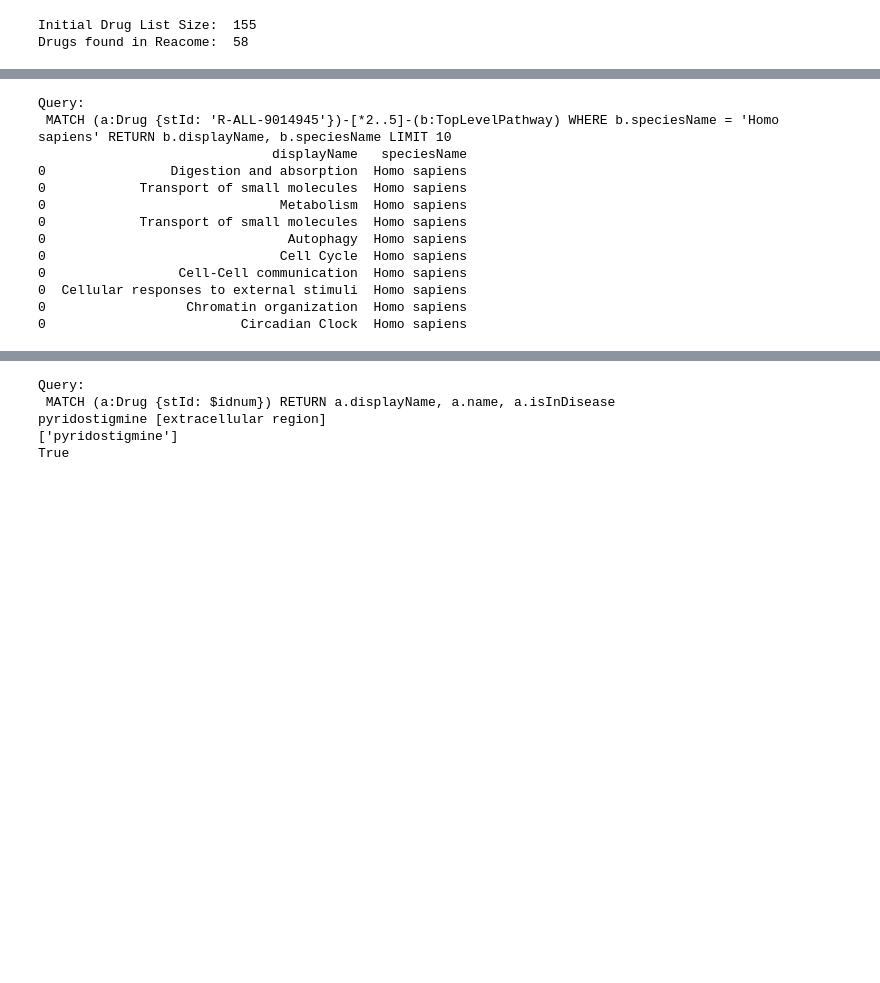
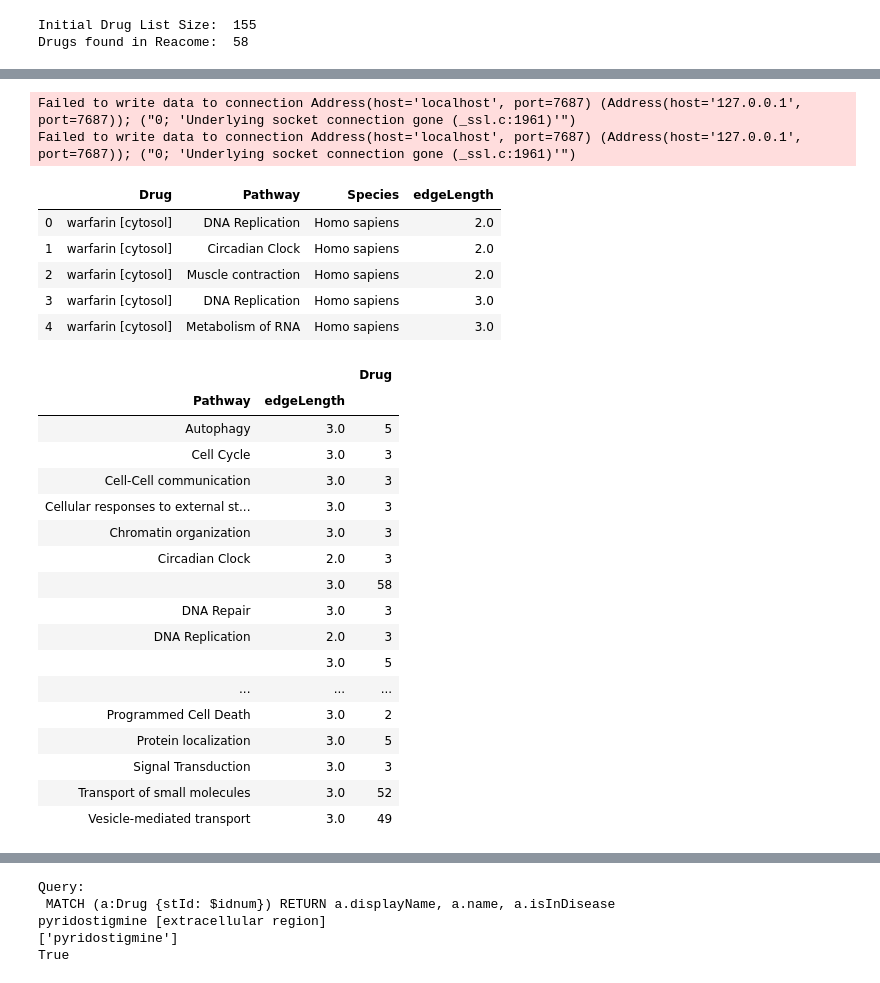
Before and after one commit to pinglab-intern/caseolap-pipeline, a Jupyter notebook: Explore_Drug_chemical_OxStress.ipynb, the cells around one changed output, grey strips where cells are left out. Cells and saved outputs as stored; diff of their text form; code cells hidden in the pictures; blank space fills up the shorter version.

Commit message:
:sparkles: added query to find top level pathways associated with drugs, :pencil: updated documentation and added requirements.txt

```diff
--- a/Explore_Drug_chemical_OxStress.ipynb
+++ b/Explore_Drug_chemical_OxStress.ipynb
@@ -69,34 +86,58 @@ Drugs found in Reacome:  58
 # %%
-i = 0
+
+# Re-initializing driver to account for changes made to driver function
 importlib.reload(neo4j_driver)
 driver = neo4j_driver.driver(uri = "bolt://localhost:7687", user = "neo4j", password = "Akre1234")
+
+# For each reactome drug ID, looks for 25 "closest" top level pathways within 1-3 nodes
+pathways = pd.DataFrame()
 for reactome_id, d_df, in drugs_in_reactome.groupby('stId'):
-    if i :
-        continue
     result = driver.get_n_relations(
         class_1='Drug',
         id_1="'%s'" % reactome_id,
         id_class='stId',
         class_2='TopLevelPathway',
-        info_cols=['displayName', 'speciesName'],
-        edge_type='*2..5',
-        where_clause="WHERE b.speciesName = 'Homo sapiens'",
-        verbose=True,
-        n=10
-    )
-    i += 1
-    print(result)
+        info_cols=['a.displayName', 'b.displayName', 'b.speciesName'],
+        edge_type='*1..3',
+        where_clause=" WHERE b.speciesName = 'Homo sapiens'",
+        verbose=False,
+        n=25,
+    ).rename(columns={
+        'a.displayName': 'Drug',
+        'b.displayName': 'Pathway',
+        'b.speciesName': 'Species'
+    })
+    pathways = pathways.append(result, ignore_index=True)
+
+pathways.head()
 # %% [output]
-Query:
- MATCH (a:Drug {stId: 'R-ALL-9014945'})-[*2..5]-(b:TopLevelPathway) WHERE b.speciesName = 'Homo sapiens' RETURN b.displayName, b.speciesName LIMIT 10
-                              displayName   speciesName
-0                Digestion and absorption  Homo sapiens
-0            Transport of small molecules  Homo sapiens
-0                              Metabolism  Homo sapiens
-0            Transport of small molecules  Homo sapiens
-0                               Autophagy  Homo sapiens
-0                              Cell Cycle  Homo sapiens
-0                 Cell-Cell communication  Homo sapiens
-0  Cellular responses to external stimuli  Homo sapiens
-0                  Chromatin organization  Homo sapiens
-0                         Circadian Clock  Homo sapiens
+Failed to write data to connection Address(host='localhost', port=7687) (Address(host='127.0.0.1', port=7687)); ("0; 'Underlying socket connection gone (_ssl.c:1961)'")
+Failed to write data to connection Address(host='localhost', port=7687) (Address(host='127.0.0.1', port=7687)); ("0; 'Underlying socket connection gone (_ssl.c:1961)'")
+|  | Drug | Pathway | Species | edgeLength |
+| 0 | warfarin [cytosol] | DNA Replication | Homo sapiens | 2.0 |
+| 1 | warfarin [cytosol] | Circadian Clock | Homo sapiens | 2.0 |
+| 2 | warfarin [cytosol] | Muscle contraction | Homo sapiens | 2.0 |
+| 3 | warfarin [cytosol] | DNA Replication | Homo sapiens | 3.0 |
+| 4 | warfarin [cytosol] | Metabolism of RNA | Homo sapiens | 3.0 |
+# %%
+# Number of drugs per pathway, seperated by edgelength
+pd.DataFrame(pathways.groupby(['Pathway', 'edgeLength']).Drug.nunique())
+# %% [output]
+|  |  | Drug |
+| Pathway | edgeLength |  |
+| Autophagy | 3.0 | 5 |
+| Cell Cycle | 3.0 | 3 |
+| Cell-Cell communication | 3.0 | 3 |
+| Cellular responses to external st... | 3.0 | 3 |
+| Chromatin organization | 3.0 | 3 |
+| Circadian Clock | 2.0 | 3 |
+|  | 3.0 | 58 |
+| DNA Repair | 3.0 | 3 |
+| DNA Replication | 2.0 | 3 |
+|  | 3.0 | 5 |
+| ... | ... | ... |
+| Programmed Cell Death | 3.0 | 2 |
+| Protein localization | 3.0 | 5 |
+| Signal Transduction | 3.0 | 3 |
+| Transport of small molecules | 3.0 | 52 |
+| Vesicle-mediated transport | 3.0 | 49 |
```
Also changed, not shown: parts of 7 cells of this notebook, 2 other files.
